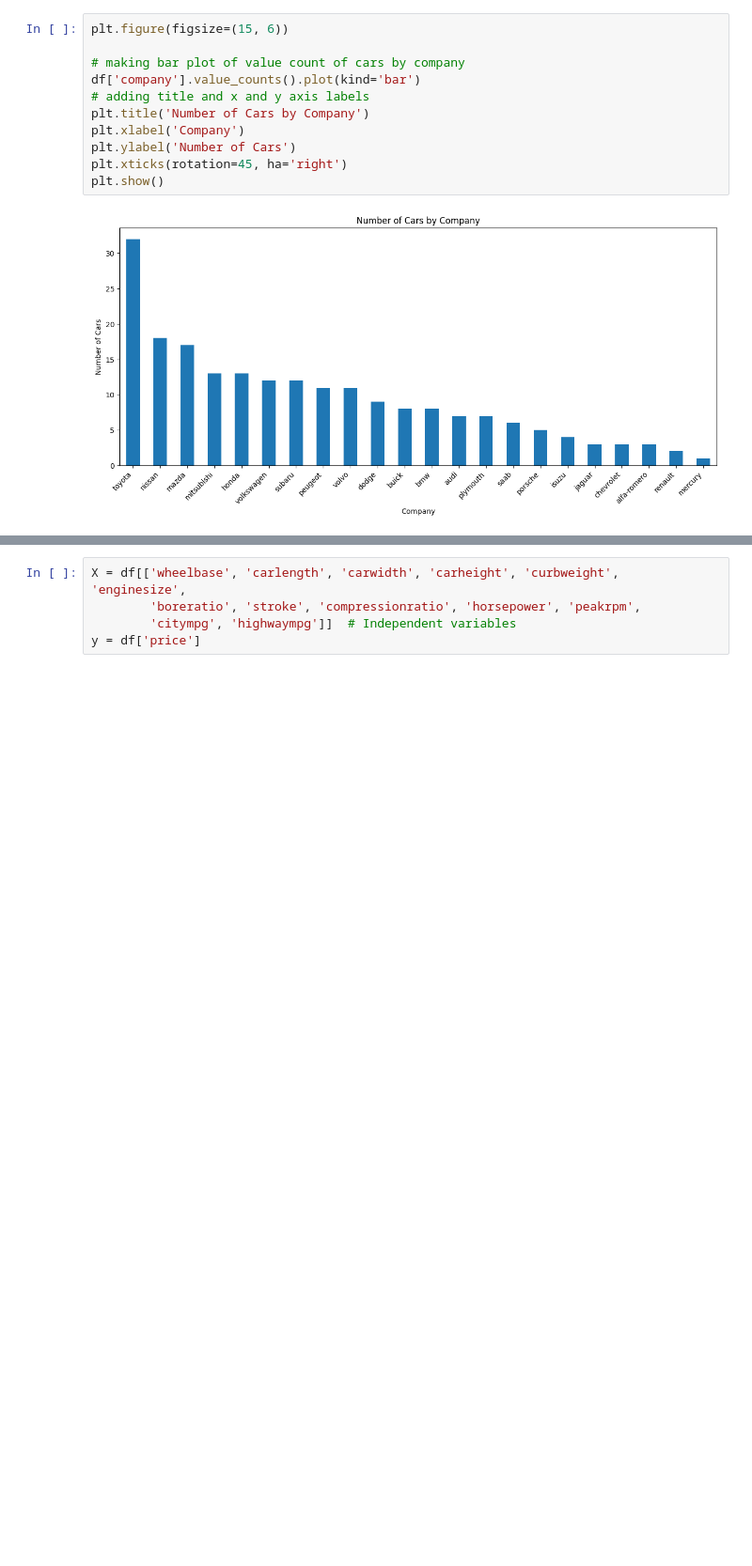
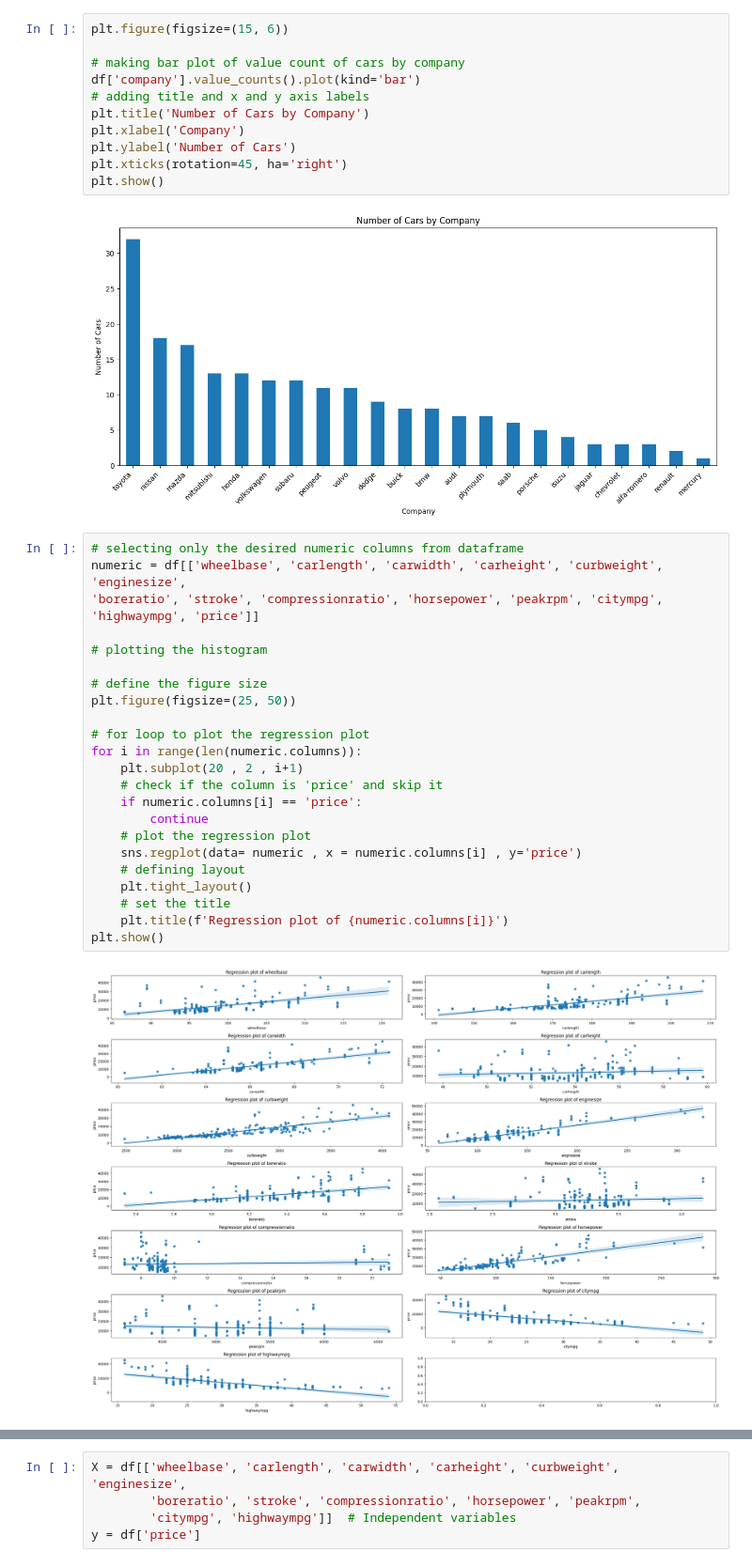
Before and after one commit to Poorvaahuja/reviseMultipleRegression, a Jupyter notebook: multipleregressionaiml.ipynb, the cells around one changed output, grey strips where cells are left out. Shown at 94% size. Drawn from its saved outputs; the diff is of its cells as text; blank space fills up the shorter version.

Commit message:
Kaggle Notebook | MultipleRegressionAIML | Version 2

```diff
--- a/multipleregressionaiml.ipynb
+++ b/multipleregressionaiml.ipynb
@@ -239,5 +239,30 @@ plt.xticks(rotation=45, ha='right')
 plt.show()
 # %% [output]
 [figure]
+# %%
+# selecting only the desired numeric columns from dataframe
+numeric = df[['wheelbase', 'carlength', 'carwidth', 'carheight', 'curbweight', 'enginesize',
+'boreratio', 'stroke', 'compressionratio', 'horsepower', 'peakrpm', 'citympg', 'highwaympg', 'price']]
+
+# plotting the histogram
+
+# define the figure size
+plt.figure(figsize=(25, 50))
+
+# for loop to plot the regression plot
+for i in range(len(numeric.columns)):
+    plt.subplot(20 , 2 , i+1)
+    # check if the column is 'price' and skip it
+    if numeric.columns[i] == 'price':
+        continue
+    # plot the regression plot
+    sns.regplot(data= numeric , x = numeric.columns[i] , y='price')
+    # defining layout
+    plt.tight_layout()
+    # set the title
+    plt.title(f'Regression plot of {numeric.columns[i]}')
+plt.show()
+# %% [output]
+[figure, added]
 # %%
 df.drop(columns=['car_ID', 'CarName', 'symboling'], inplace=True)
```
Also changed, not shown: parts of 1 cell of this notebook.
